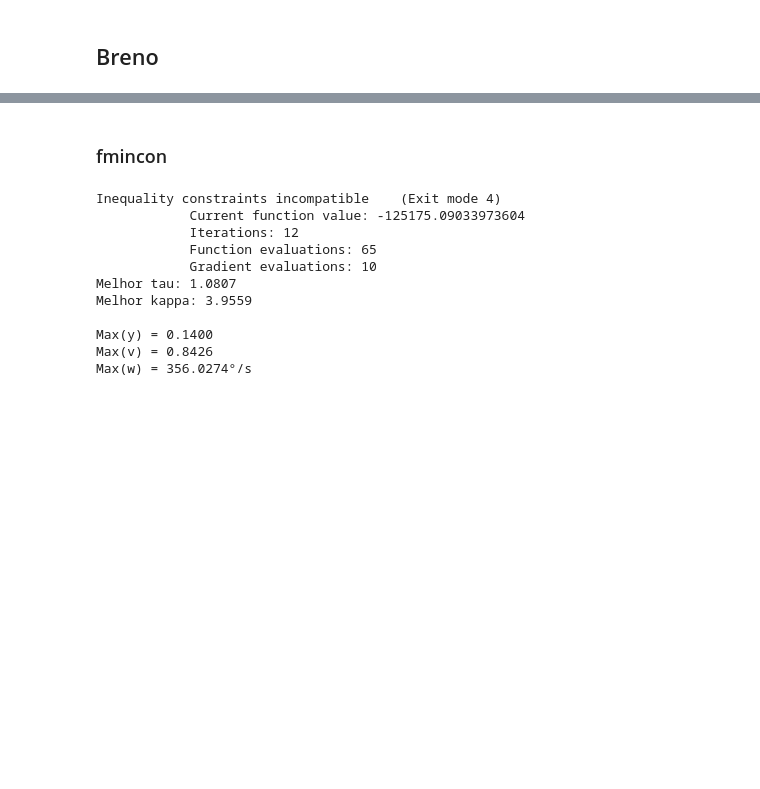
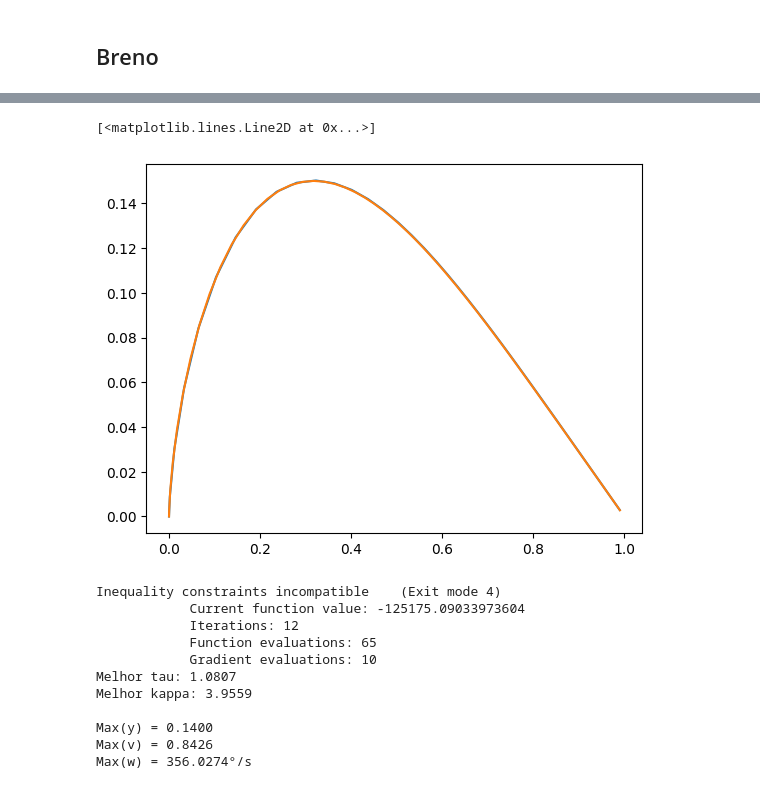
Before and after one commit to matheusloop/Intelligent_Automation, a Jupyter notebook: Atv03/Códigos/Teste.ipynb, the cells around one changed output, grey strips where cells are left out. Cells and saved outputs as stored; diff of their text form; code cells hidden in the pictures; blank space fills up the shorter version.

```diff
--- a/Atv03/Códigos/Teste.ipynb
+++ b/Atv03/Códigos/Teste.ipynb
@@ -270,5 +290,9 @@ Max(w) = 328.2773°/s
-# %% [markdown]
-### fmincon
+# %%
+plt.plot(sol_fmc.y[0], sol_fmc.y[1])
+plt.plot(sol_sga.y[0], sol_sga.y[1])
+# %% [output]
+[<matplotlib.lines.Line2D at 0x...>]
+[figure, added]
 # %%
 x0 = [0, 0, np.pi/2]  # Reset initial state
 goalPos = [1, 0]  # Reset goal position
```
Also changed, not shown: parts of 6 cells of this notebook.
